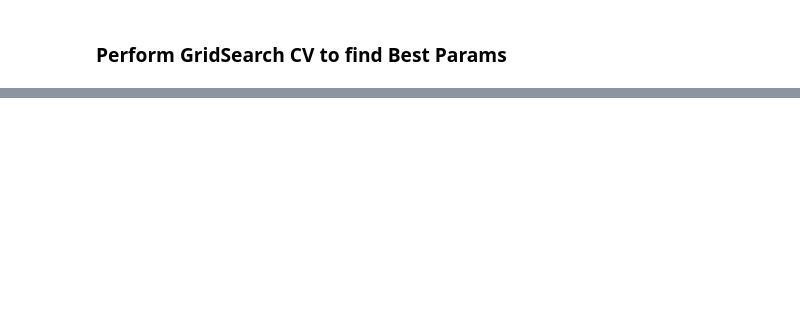
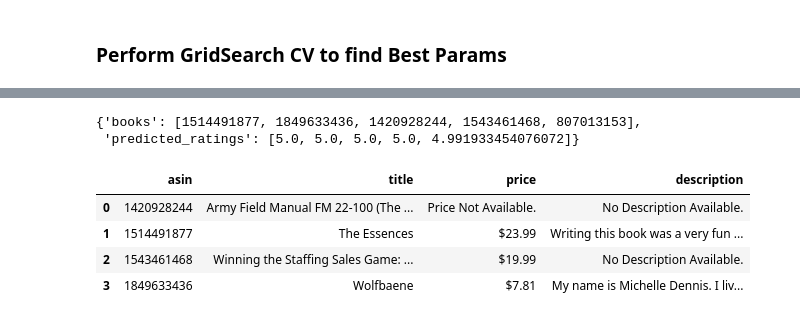
Before and after one commit to kyleanthonyr/Amazon-Recommender-System, a Jupyter notebook: notebooks/02-kar-preprocessing-and-modeling.ipynb, the cells around one changed output, grey strips where cells are left out. Saved outputs shown, nothing was run; the diff lists cells and outputs as text; code cells hidden in the pictures; blank space fills up the shorter version.

```diff
--- a/notebooks/02-kar-preprocessing-and-modeling.ipynb
+++ b/notebooks/02-kar-preprocessing-and-modeling.ipynb
@@ -491,0 +503,3 @@ Error:
+# %%
+# Get top 5 recommendations for all users
+top_n = get_top_n(predictions=predictions, n=5)
@@ -491,0 +608,25 @@ Error:
+# %%
+def get_recs_and_ratings(all_user_recs, trainset) -> dict:
+    '''Get top-n predicted recommendations for a random user and returns a dictionary of book IDs and predicted ratings.'''
+
+    # Get Random User and their Recommendations and Ratings
+    rand_user = get_random_user(trainset)
+    recs = all_user_recs[rand_user]
+
+    # Wrangle their recommendations and ratings into a dict
+    bookID = [id[0] for id in recs]
+    rating = [rec[1] for rec in recs]
+
+    pairs = {
+        'books': bookID,
+        'predicted_ratings': rating
+    }
+
+    return pairs
+# %%
+# Returns the recommended book titles and ratings for a random user
+recs_and_ratings = get_recs_and_ratings(all_user_recs=top_n, trainset=books_5k)
+recs_and_ratings
+# %% [output]
+{'books': [1514491877, 1849633436, 1420928244, 1543461468, 807013153],
+ 'predicted_ratings': [5.0, 5.0, 5.0, 5.0, 4.991933454076072]}
@@ -491,0 +636,8 @@ Error:
+# %%
+recommendations_metadata
+# %% [output]
+|  | asin | title | price | description |
+| 0 | 1420928244 | Army Field Manual FM 22-100 (The ... | Price Not Available. | No Description Available. |
+| 1 | 1514491877 | The Essences | $23.99 | Writing this book was a very fun ... |
+| 2 | 1543461468 | Winning the Staffing Sales Game: ... | $19.99 | No Description Available. |
+| 3 | 1849633436 | Wolfbaene | $7.81 | My name is Michelle Dennis. I liv... |
```
Also changed, not shown: parts of 84 cells of this notebook, 1 other file.
